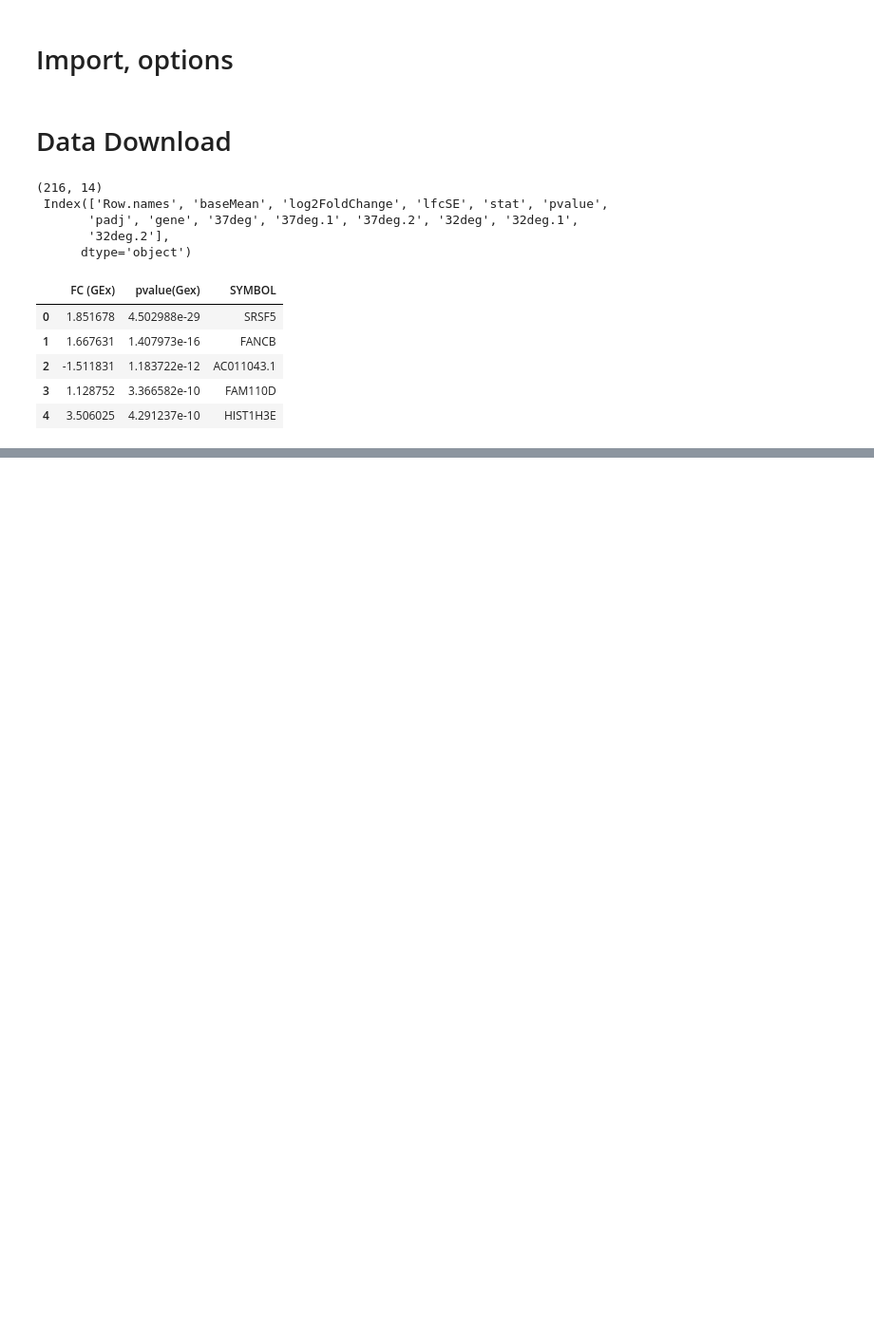
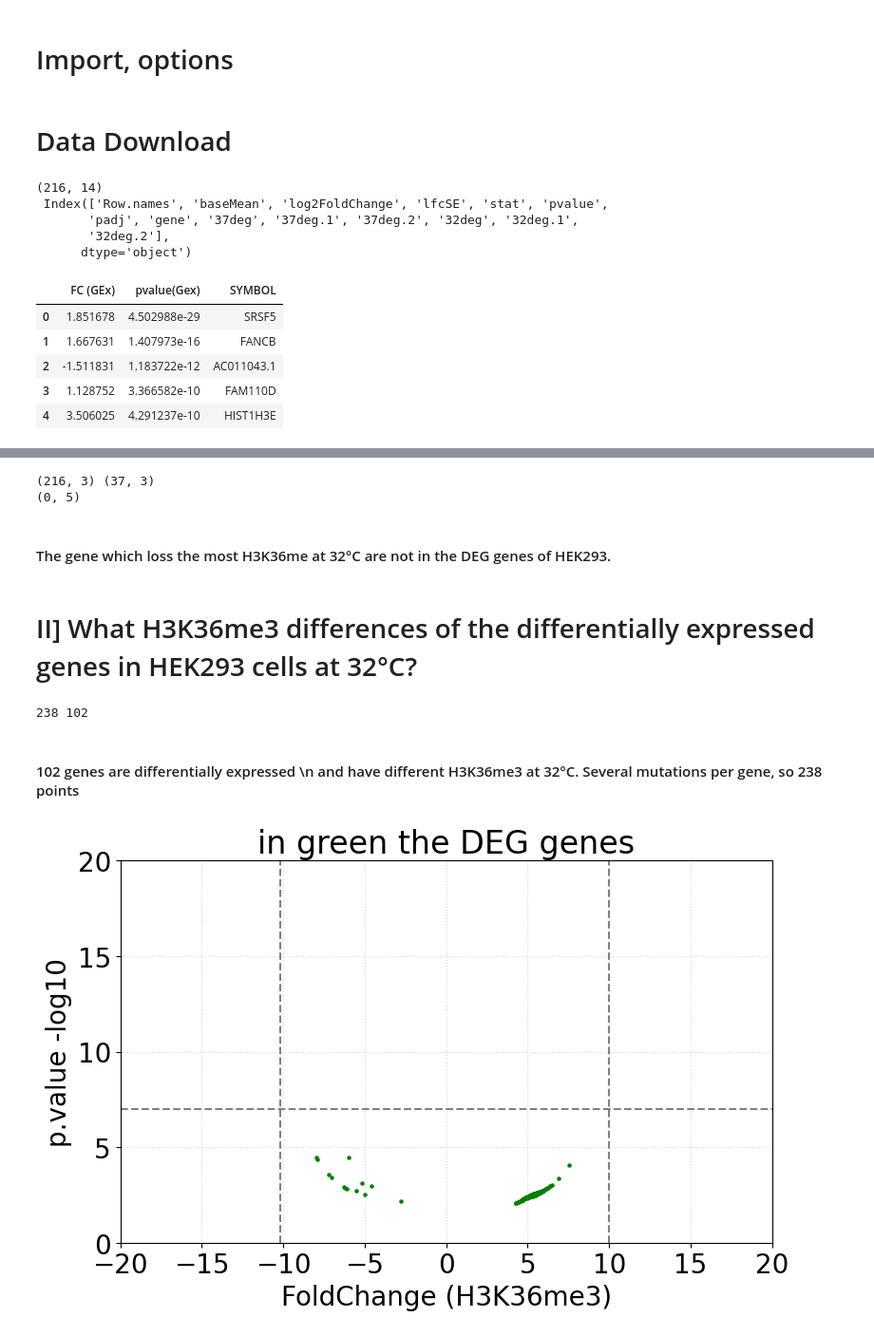
Before and after one commit to Keviosta/Temp_3.2.-.C, a Jupyter notebook: HEK293_GExp_vs_hNPC_H3K36me3_MACS3.ipynb, the cells around one changed output, grey strips where cells are left out. Shown: that part at 95% size. Cells and saved outputs as stored; diff of their text form; code cells hidden in the pictures; blank space fills up the shorter version.

```diff
--- a/HEK293_GExp_vs_hNPC_H3K36me3_MACS3.ipynb
+++ b/HEK293_GExp_vs_hNPC_H3K36me3_MACS3.ipynb
@@ -228,0 +78,47 @@ merged_df
+# %%
+print(df_GExp.shape, df_H3K36me3_highest.shape)
+
+# see what are the commun genes
+merged_df = pandas.merge(df_H3K36me3_highest, df_GExp, on='SYMBOL', how='inner')
+
+print(merged_df.shape)
+# %% [output]
+(216, 3) (37, 3)
+(0, 5)
+# %% [markdown]
+#### The gene which loss the most H3K36me at 32°C are not in the DEG genes of HEK293.
+# %% [markdown]
+# II] What H3K36me3 differences of the differentially expressed genes in HEK293 cells at 32°C?
+# %%
+#volcano plot
+df_H3K36me3_andDEG = df_H3K36me3[df_H3K36me3['SYMBOL'].isin(df_GExp['SYMBOL'].values)]
+df_H3K36me3_andDEG.reset_index(drop=True, inplace=True)
+size_total = len(df_H3K36me3_andDEG)
+number_gene = len(df_H3K36me3_andDEG.drop_duplicates(subset = "SYMBOL"))
+
+print(size_total, number_gene)
+# %% [output]
+238 102
+# %% [markdown]
+####  102 genes are differentially expressed \n and have different H3K36me3 at 32°C. Several mutations per gene, so 238 points
+# %%
+#volcano plot colors based on HEK293 GEx
+plt.scatter(x=df_H3K36me3_andDEG['Fold'],
+            y=df_H3K36me3_andDEG['p.value'].apply(lambda x:-numpy.log10(x)),
+            s=5, c='green')
+plt.tight_layout()
+
+plt.title("in green the DEG genes")
+plt.ylim(0, 20)
+plt.xlim(-20, 20)
+plt.xlabel("FoldChange (H3K36me3)")
+plt.ylabel("p.value -log10")
+
+plt.axvline(-10.2,color="grey",linestyle="--")
+plt.axvline(10,color="grey",linestyle="--")
+plt.axhline(7,color="grey",linestyle="--")
+
+title_file = 'volcano_hNPC_H3K36me3_and_HEK293_DEG_pos_negDEG'
+plt.savefig(file_directory+'3) output/'+title_file+'.svg')
+# %% [output]
+[figure, added]
```
Also changed, not shown: parts of 40 cells of this notebook, 1 other file.
